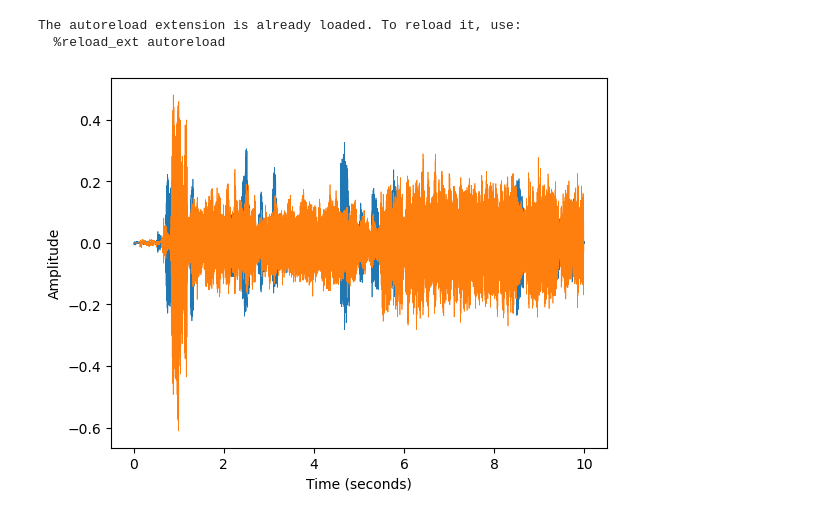
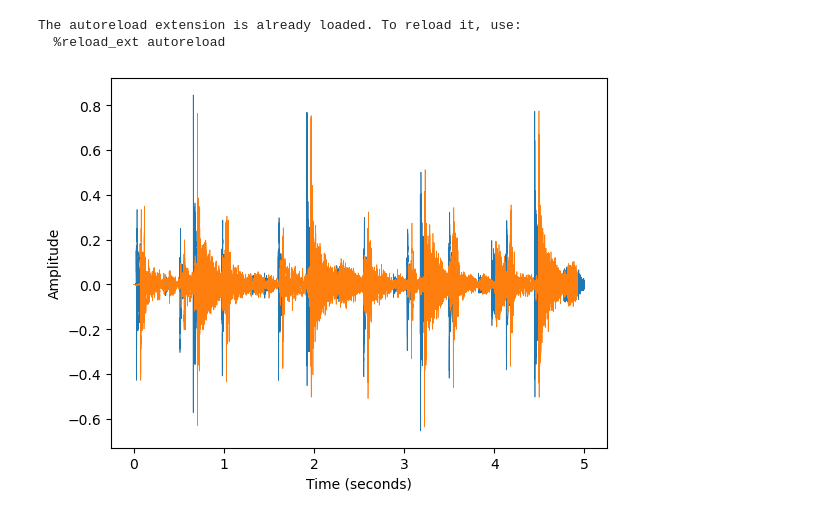
Before and after one commit to maxsolomonhenry/infinite-reverb, a Jupyter notebook: main.ipynb, the cells around one changed output. Drawn from its saved outputs; the diff is of its cells as text; code cells hidden in the pictures.

```diff
--- a/main.ipynb
+++ b/main.ipynb
@@ -16,41 +16,43 @@ def plot_signal(x, sr):
     plt.xlabel("Time (seconds)")
     plt.ylabel("Amplitude")
 # %%
-fpath = "/Users/maxhenry/Documents/Matlab/eers-audio-toolbox/audio/speech_REF.wav"
+fpath = "audio/FunkyDrums-44p1-stereo-25secs.wav"
 x, sr = iverb.util.audioread(fpath)
+
+x = x[:5 * sr]
 # %%
-block_size = 2048
+block_size = 4096
 
-frame_size = 1024
+frame_size = 2048
 num_overlap = 4
 
-buffer = iverb.PhaseFreezer(frame_size, num_overlap, -25)
+buffer = iverb.PhaseFreezer(frame_size, num_overlap, -25, 2, sr)
 
 num_blocks = len(x) // block_size
 
 y = []
 p_in = 0
 p_out = p_in + block_size
 for i in range(num_blocks):
     block = x[p_in:p_out].copy()
 
     block = buffer.process_block(block)
 
     y.append(block)
 
     p_in += block_size
     p_out += block_size
 
 y = np.concatenate(y)
 
 plot_signal(x, sr)
 plot_signal(y, sr)
 
 plt.show()
 
 ipd.display(ipd.Audio(x, rate=sr))
 ipd.display(ipd.Audio(y, rate=sr))
 # %% [output]
-[figure, old version]
+[figure, new version]
 [interactive output not drawn]
 [interactive output not drawn]
```
Also changed, not shown: 3 other files.
